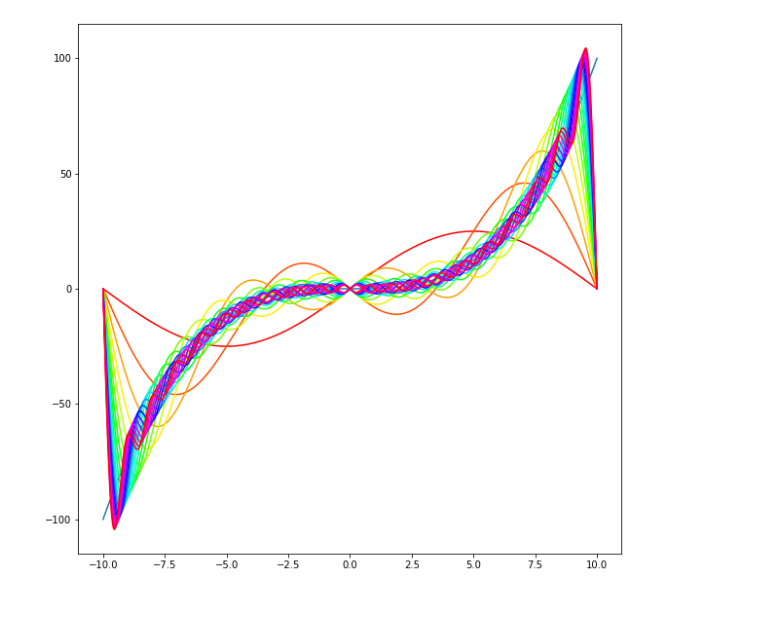
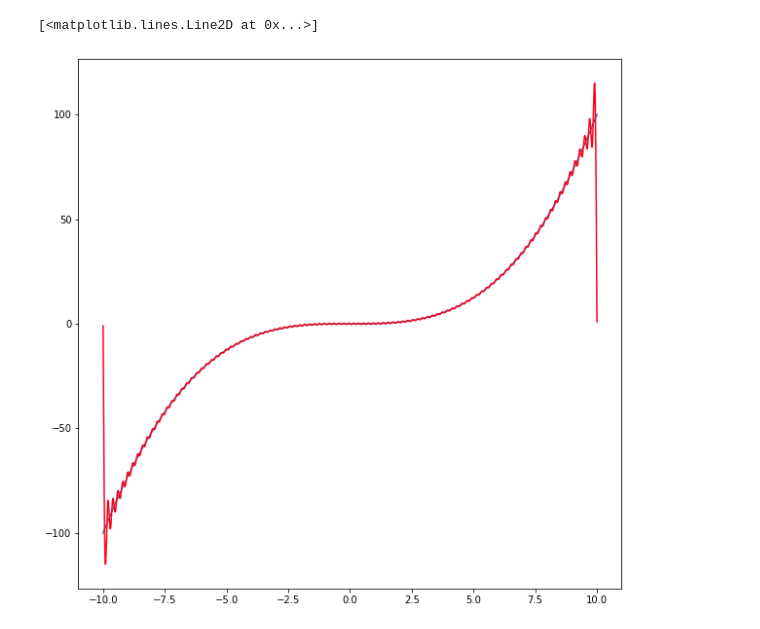
Before and after one commit to dungxibo123/learn-machine-learning-algorithm, a Jupyter notebook: fourier/fourier_series.ipynb, the cells around one changed output. Cells and saved outputs as stored; diff of their text form; code cells hidden in the pictures.

```diff
--- a/fourier/fourier_series.ipynb
+++ b/fourier/fourier_series.ipynb
@@ -27,22 +27,24 @@ f = np.array(list(map(__f,x)))
 # %%
 #compute fourier series
 A0 = np.sum(f * np.ones_like(x)) * dx * 2 / T
 fFs = A0 / 2
-number_of_freq = 20
+number_of_freq = 100
 A = np.zeros(number_of_freq)
 B = np.zeros(number_of_freq)
 cmap = get_cmap(number_of_freq)
 
 fig, axe1 = plt.subplots(figsize=(10,10))
 axe1.plot(x,f)
 
 for k in range(number_of_freq):
     A[k] = 2 / T * np.sum(f * np.cos((k + 1) * x * np.pi / L)) * dx #inner product
     B[k] = 2 / T * np.sum(f * np.sin((k + 1) * x * np.pi / L)) * dx
     fFs +=  A[k] * np.cos((k + 1) * x * np.pi / L) + B[k] * np.sin((k + 1) * x * np.pi / L)
     # L = np.pi ~ 3.14 ~ theo steve brunton
     #print(f, fFs,sep='\n')
     #assert fFs.shape == x.shape
-    axe1.plot(x,fFs,'-',color=cmap(k))
+
+axe1.plot(x,fFs,'-',color=cmap(k))
 # %% [output]
+[<matplotlib.lines.Line2D at 0x...>]
-[figure, old version]
+[figure, new version]
```
Also changed, not shown: 2 other files.
